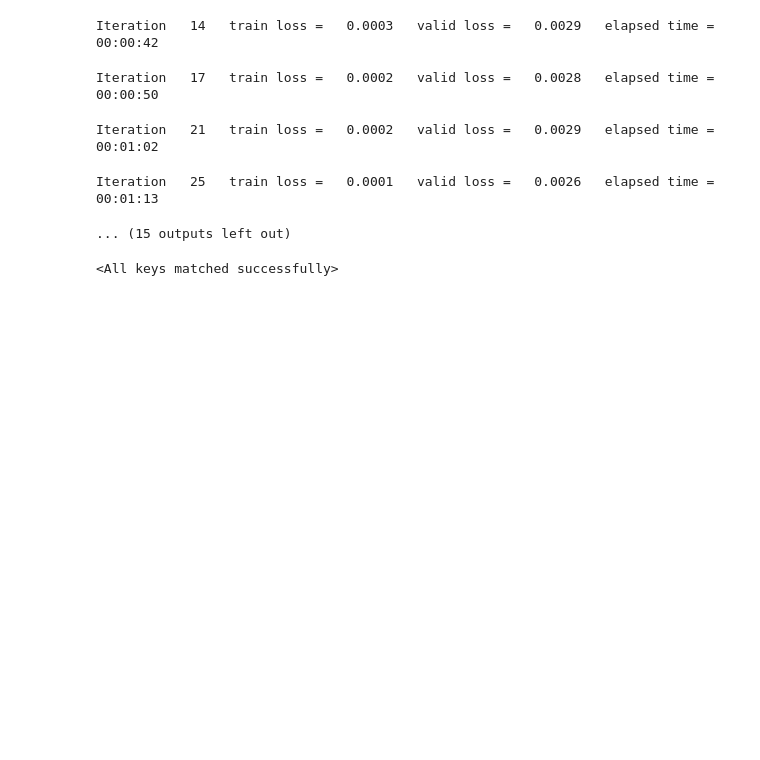
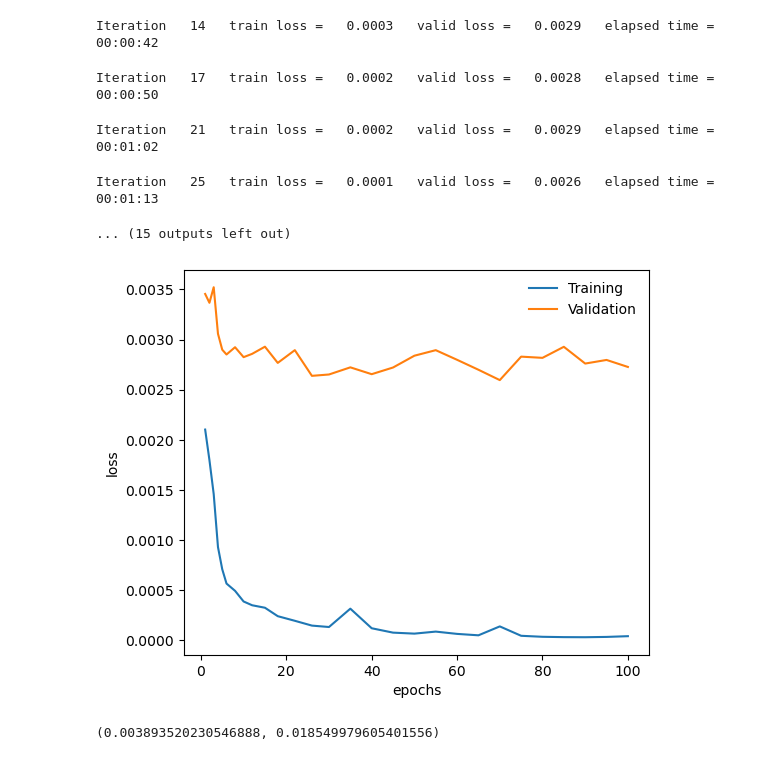
Before and after one commit to SabariKumar/ripsnet-torch-init, a Jupyter notebook: RipsNetTutorial.ipynb, the cells around one changed output. Drawn from its saved outputs; the diff is of its cells as text; code cells hidden in the pictures; blank space fills up the shorter version.

```diff
--- a/RipsNetTutorial.ipynb
+++ b/RipsNetTutorial.ipynb
@@ -314,15 +307,19 @@ Iteration   25   train loss =   0.0001   valid loss =   0.0026   elapsed time =
 # %%
 history = torch.load('./nb_model_20230626.torch', map_location=device)['history']
 steps = [d['step'] + 1 for d in history]
 loss_train = [d['train']['loss'] for d in history]
 loss_valid = [d['valid']['loss'] for d in history]
 
 fig, ax = plt.subplots(figsize=(6,5))
-ax.plot(steps, loss_train, label="Training", color=colors['train'])
-ax.plot(steps, loss_valid, label="Validation", color=colors['valid'])
+ax.plot(steps, loss_train, label="Training")
+ax.plot(steps, loss_valid, label="Validation")
 ax.set_xlabel('epochs')
 ax.set_ylabel('loss')
 ax.legend(frameon=False);
-plt.savefig('./nb_model_20230626.torchs.svg')
+plt.savefig('./nb_model_20230626.svg')
 # %% [output]
-<All keys matched successfully>
+[figure, added]
+# %%
+evaluate(model, clean_dataset, loss_fn, loss_fn_mae, device)
+# %% [output]
+(0.003893520230546888, 0.018549979605401556)
```
Also changed, not shown: parts of 6 cells of this notebook.
